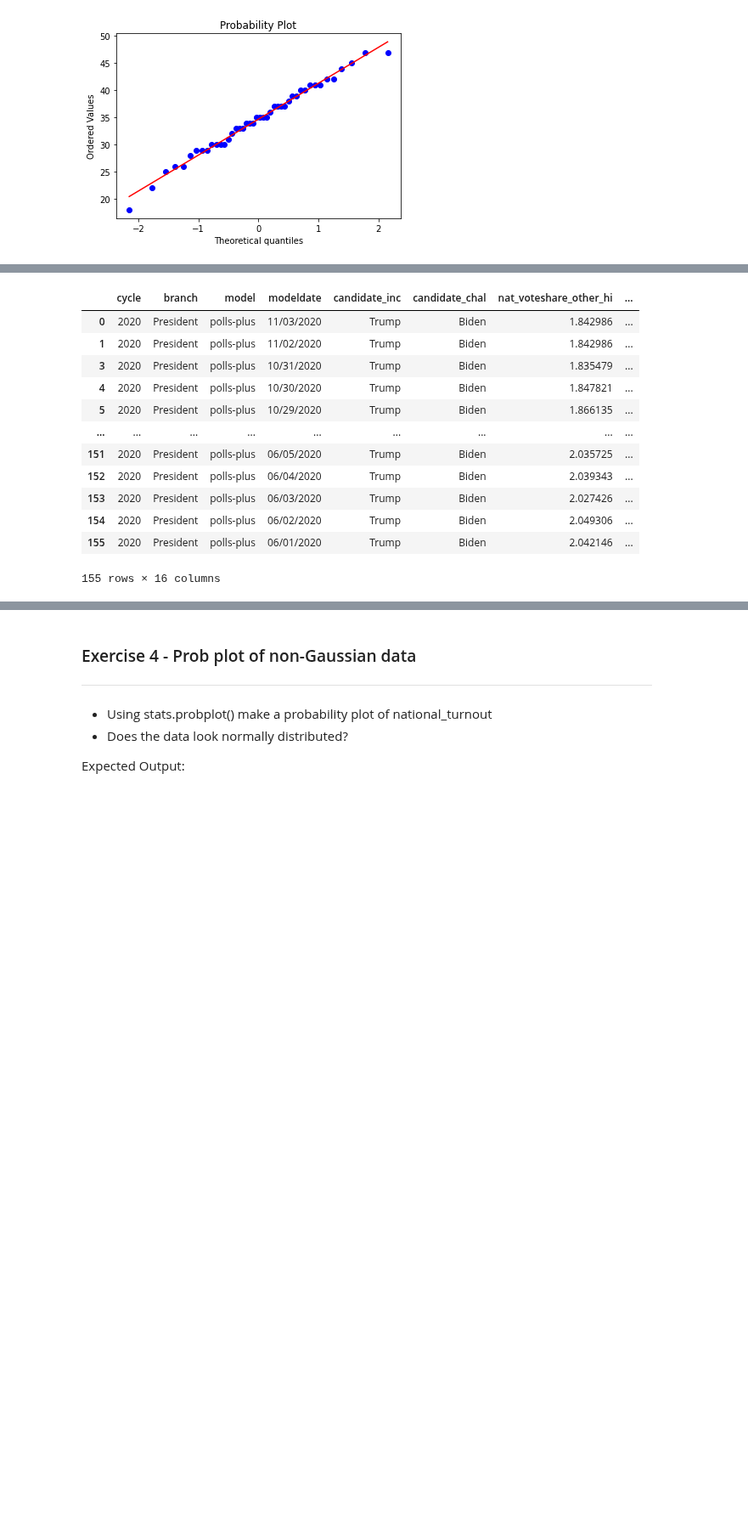
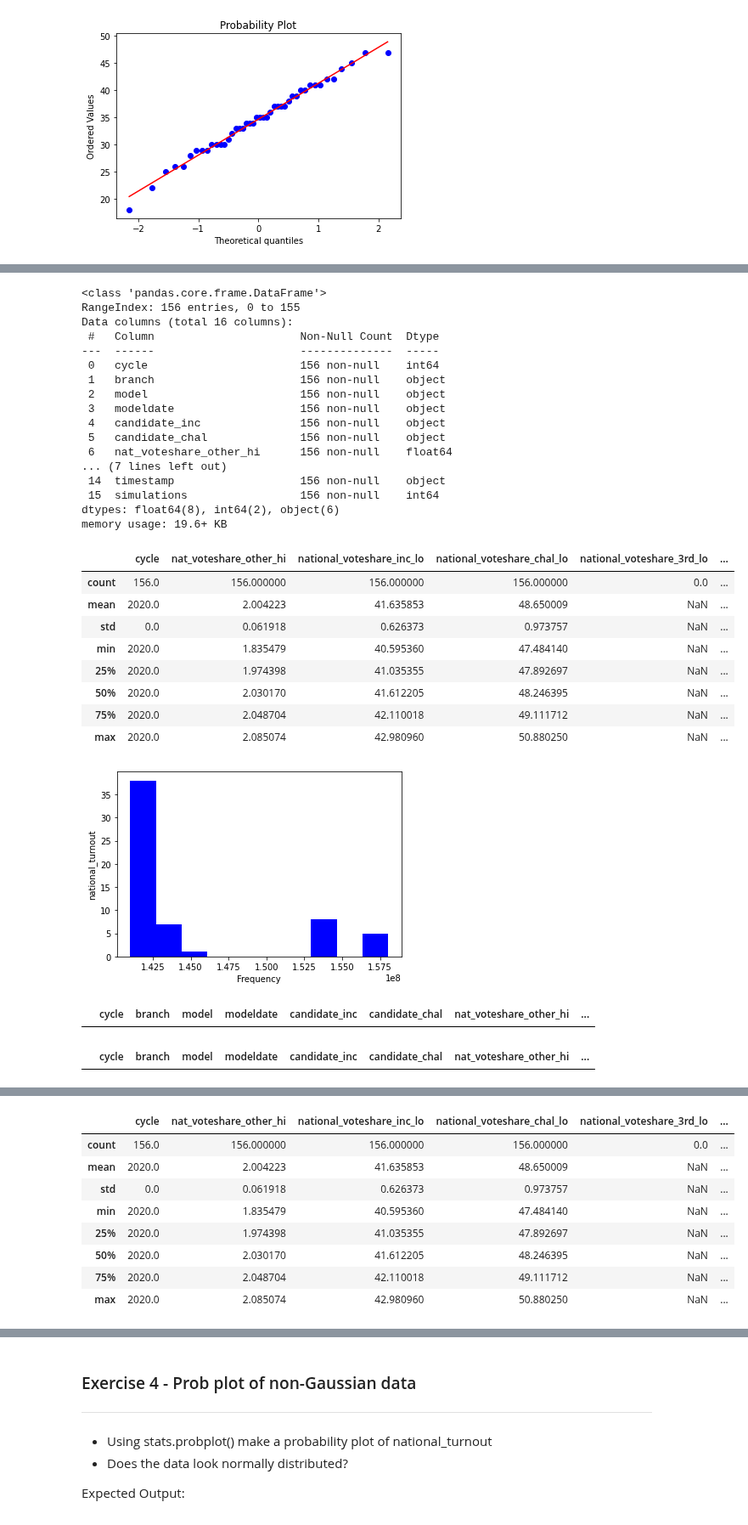
Before and after one commit to sysphcd/PythonProgrammingforData, a Jupyter notebook: 8_3_Testing_for_normal_distributions.ipynb, the cells around one changed output, grey strips where cells are left out. Shown at 85% size. Drawn from its saved outputs; the diff is of its cells as text; code cells hidden in the pictures; blank space fills up the shorter version.

```diff
--- a/8_3_Testing_for_normal_distributions.ipynb
+++ b/8_3_Testing_for_normal_distributions.ipynb
@@ -87,13 +87,13 @@ import matplotlib.pyplot as plt
 
 def check_data(df):
   df.info()
-  df.describe()
+  display(df.describe())
   # plt.hist(data)
 
 def show_histplot(df):
   data = df['Resilliance']
   plt.hist(data, color='red')
-  plt.xlabel('Frequency')
+  plt.xlabel('Data')
   plt.ylabel("Resilliance")
   plt.show()
 
@@ -198,55 +212,78 @@ memory usage: 7.8+ KB
 
 ![image.png](embedded-picture-1)
 # %%
+def check_data(df):
+  df.info()
+  display(df.describe())
+  # plt.hist(data)
+
 def clean_data(df):
-  df.dropna(axis=0)
-  df = df.drop_duplicates()
+  df.drop_duplicates()
+  df = df.dropna(axis=0)
   #Remove columns with a significant number of null values
   # drop all rows with any NaN and NaT values
-
+  display(df)
   #df[(df['Salary_in_1000']>=100) & (df['Age']<60) & df['FT_Team'].str.startswith('S')][['Name','Age','Salary_in_1000']]
 
   #filtered_df = df.dropna(thresh=2)
   return df
-
 
 def check_null(df):
   # add code below to return a bool statement for whether or not there are null values
   theresult = df.isnull().values.any()
   return theresult
 
 # def filter_null(df):
   # add code below to filter out null values
   # new_df = df[~df['number_of_jobs'].isnull()]
   # return new_df
 
 def show_histplot_pres(df):
   data = df['national_turnout']
   plt.hist(data, color='blue')
   plt.xlabel('Frequency')
   plt.ylabel('national_turnout')
   plt.show()
 
 
 #program starts here
 url = 'https://raw.githubusercontent.com/futureCodersSE/working-with-data/main/Data%20sets/Data%20Cleaning%20Data%20Sets/presDirty.csv'
 pres_df= pd.read_csv(url)
 #check_null(pres_df)
+check_data(pres_df)
+show_histplot_pres(pres_df)
 cleaned_pres_df = clean_data(pres_df)
 display(cleaned_pres_df)
+check_data(pres_df)
 # check_data(cleaned_pres_df)
-# show_histplot_pres(cleaned_pres_df)
+show_histplot_pres(cleaned_pres_df)
 # %% [output]
+<class 'pandas.core.frame.DataFrame'>
+RangeIndex: 156 entries, 0 to 155
+Data columns (total 16 columns):
+ #   Column                      Non-Null Count  Dtype
+---  ------                      --------------  -----
+ 0   cycle                       156 non-null    int64
+ 1   branch                      156 non-null    object
+ 2   model                       156 non-null    object
+ 3   modeldate                   156 non-null    object
+ 4   candidate_inc               156 non-null    object
+ 5   candidate_chal              156 non-null    object
+ 6   nat_voteshare_other_hi      156 non-null    float64
+... (7 lines left out)
+ 14  timestamp                   156 non-null    object
+ 15  simulations                 156 non-null    int64
+dtypes: float64(8), int64(2), object(6)
+memory usage: 19.6+ KB
-|  | cycle | branch | model | modeldate | candidate_inc | candidate_chal | nat_voteshare_other_hi | ... |
-| 0 | 2020 | President | polls-plus | 11/03/2020 | Trump | Biden | 1.842986 | ... |
-| 1 | 2020 | President | polls-plus | 11/02/2020 | Trump | Biden | 1.842986 | ... |
-| 3 | 2020 | President | polls-plus | 10/31/2020 | Trump | Biden | 1.835479 | ... |
-| 4 | 2020 | President | polls-plus | 10/30/2020 | Trump | Biden | 1.847821 | ... |
-| 5 | 2020 | President | polls-plus | 10/29/2020 | Trump | Biden | 1.866135 | ... |
-| ... | ... | ... | ... | ... | ... | ... | ... | ... |
-| 151 | 2020 | President | polls-plus | 06/05/2020 | Trump | Biden | 2.035725 | ... |
-| 152 | 2020 | President | polls-plus | 06/04/2020 | Trump | Biden | 2.039343 | ... |
-| 153 | 2020 | President | polls-plus | 06/03/2020 | Trump | Biden | 2.027426 | ... |
-| 154 | 2020 | President | polls-plus | 06/02/2020 | Trump | Biden | 2.049306 | ... |
-| 155 | 2020 | President | polls-plus | 06/01/2020 | Trump | Biden | 2.042146 | ... |
+|  | cycle | nat_voteshare_other_hi | national_voteshare_inc_lo | national_voteshare_chal_lo | national_voteshare_3rd_lo | ... |
+| count | 156.0 | 156.000000 | 156.000000 | 156.000000 | 0.0 | ... |
+| mean | 2020.0 | 2.004223 | 41.635853 | 48.650009 | NaN | ... |
+| std | 0.0 | 0.061918 | 0.626373 | 0.973757 | NaN | ... |
+| min | 2020.0 | 1.835479 | 40.595360 | 47.484140 | NaN | ... |
+| 25% | 2020.0 | 1.974398 | 41.035355 | 47.892697 | NaN | ... |
+| 50% | 2020.0 | 2.030170 | 41.612205 | 48.246395 | NaN | ... |
+| 75% | 2020.0 | 2.048704 | 42.110018 | 49.111712 | NaN | ... |
+| max | 2020.0 | 2.085074 | 42.980960 | 50.880250 | NaN | ... |
-155 rows × 16 columns
+[figure, added]
+|  | cycle | branch | model | modeldate | candidate_inc | candidate_chal | nat_voteshare_other_hi | ... |
+|  | cycle | branch | model | modeldate | candidate_inc | candidate_chal | nat_voteshare_other_hi | ... |
@@ -252,0 +307,9 @@ display(cleaned_pres_df)
+|  | cycle | nat_voteshare_other_hi | national_voteshare_inc_lo | national_voteshare_chal_lo | national_voteshare_3rd_lo | ... |
+| count | 156.0 | 156.000000 | 156.000000 | 156.000000 | 0.0 | ... |
+| mean | 2020.0 | 2.004223 | 41.635853 | 48.650009 | NaN | ... |
+| std | 0.0 | 0.061918 | 0.626373 | 0.973757 | NaN | ... |
+| min | 2020.0 | 1.835479 | 40.595360 | 47.484140 | NaN | ... |
+| 25% | 2020.0 | 1.974398 | 41.035355 | 47.892697 | NaN | ... |
+| 50% | 2020.0 | 2.030170 | 41.612205 | 48.246395 | NaN | ... |
+| 75% | 2020.0 | 2.048704 | 42.110018 | 49.111712 | NaN | ... |
+| max | 2020.0 | 2.085074 | 42.980960 | 50.880250 | NaN | ... |
```
Also changed, not shown: parts of 4 cells of this notebook.
